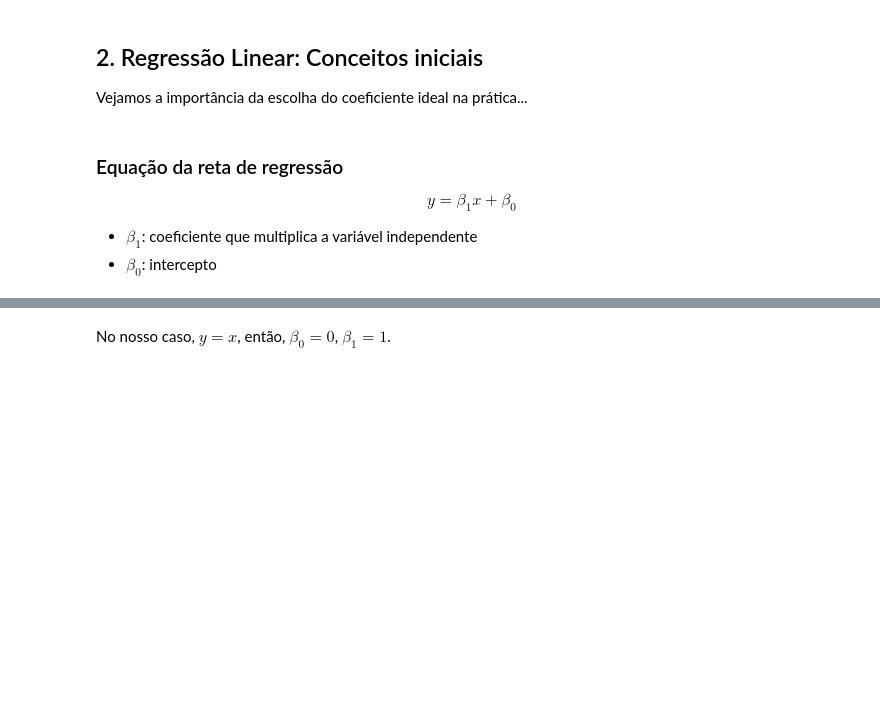
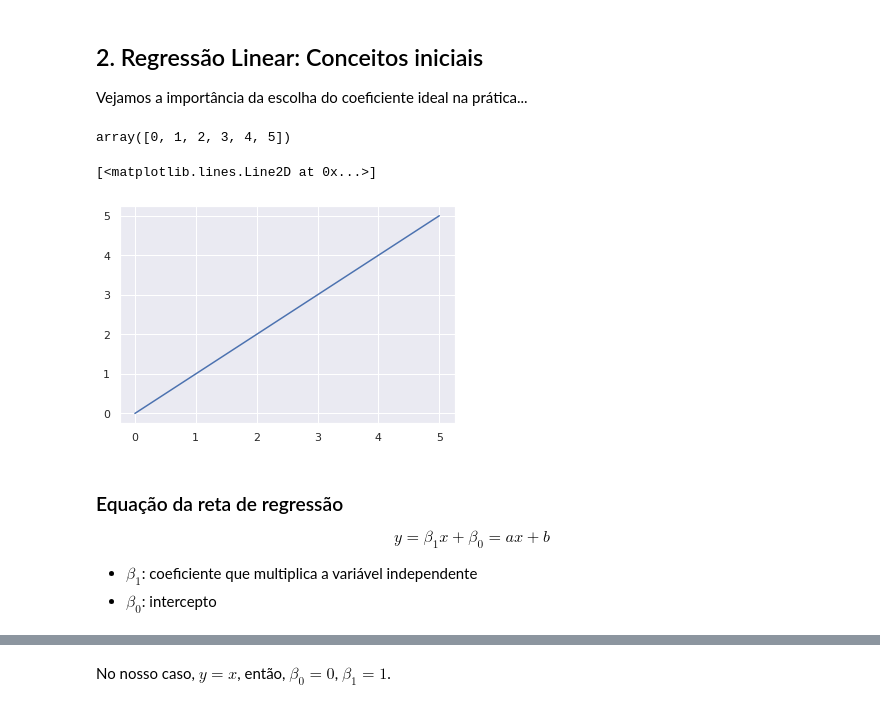
Before and after one commit to walisson-silva-ada/827-data-science, a Jupyter notebook: 02. Regressão Linear/2.1. Regressão Linear Simples.ipynb, the cells around one changed output, grey strips where cells are left out. Cells and saved outputs as stored; diff of their text form; code cells hidden in the pictures; blank space fills up the shorter version.

```diff
--- a/02. Regressão Linear/2.1. Regressão Linear Simples.ipynb
+++ b/02. Regressão Linear/2.1. Regressão Linear Simples.ipynb
@@ -75,8 +73,31 @@ Apesar do gasto em compras estar correlacionado negativamente com a temperatura
+# %%
+# Importação das bibliotecas
+import numpy as np
+import pandas as pd
+import matplotlib.pyplot as plt
+import seaborn as sns
+import plotly.express as px
+import plotly.io as pio
+
+sns.set()
+pio.templates.default = 'plotly_dark'
 # %% [markdown]
 ## 2. Regressão Linear: Conceitos iniciais
 
 Vejamos a importância da escolha do coeficiente ideal na prática...
 # %%
 # Criando um exemplo simples
+x = np.arange(6)
+# %%
+x
+# %% [output]
+array([0, 1, 2, 3, 4, 5])
+# %%
+y = x
 # %%
 # Visualizando os dados
+
+plt.plot(x, y)
+# %% [output]
+[<matplotlib.lines.Line2D at 0x...>]
+[figure, added]
@@ -84,7 +108,7 @@ Vejamos a importância da escolha do coeficiente ideal na prática...
 ### Equação da reta de regressão
 
 $$
-y = \beta_1x + \beta_0
+y = \beta_1x + \beta_0 = ax + b
 $$
 
 - $\beta_1$: coeficiente que multiplica a variável independente
```
Also changed, not shown: parts of 10 cells of this notebook.
